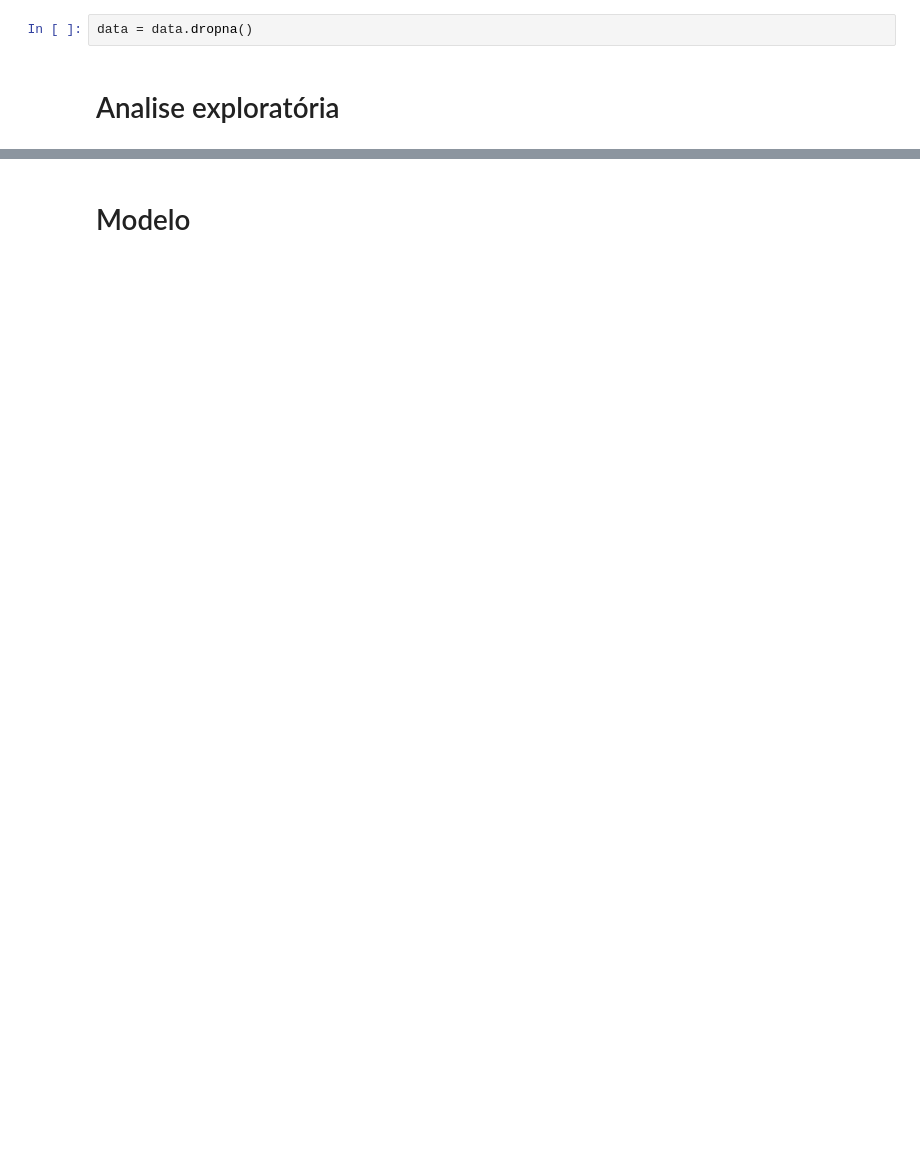
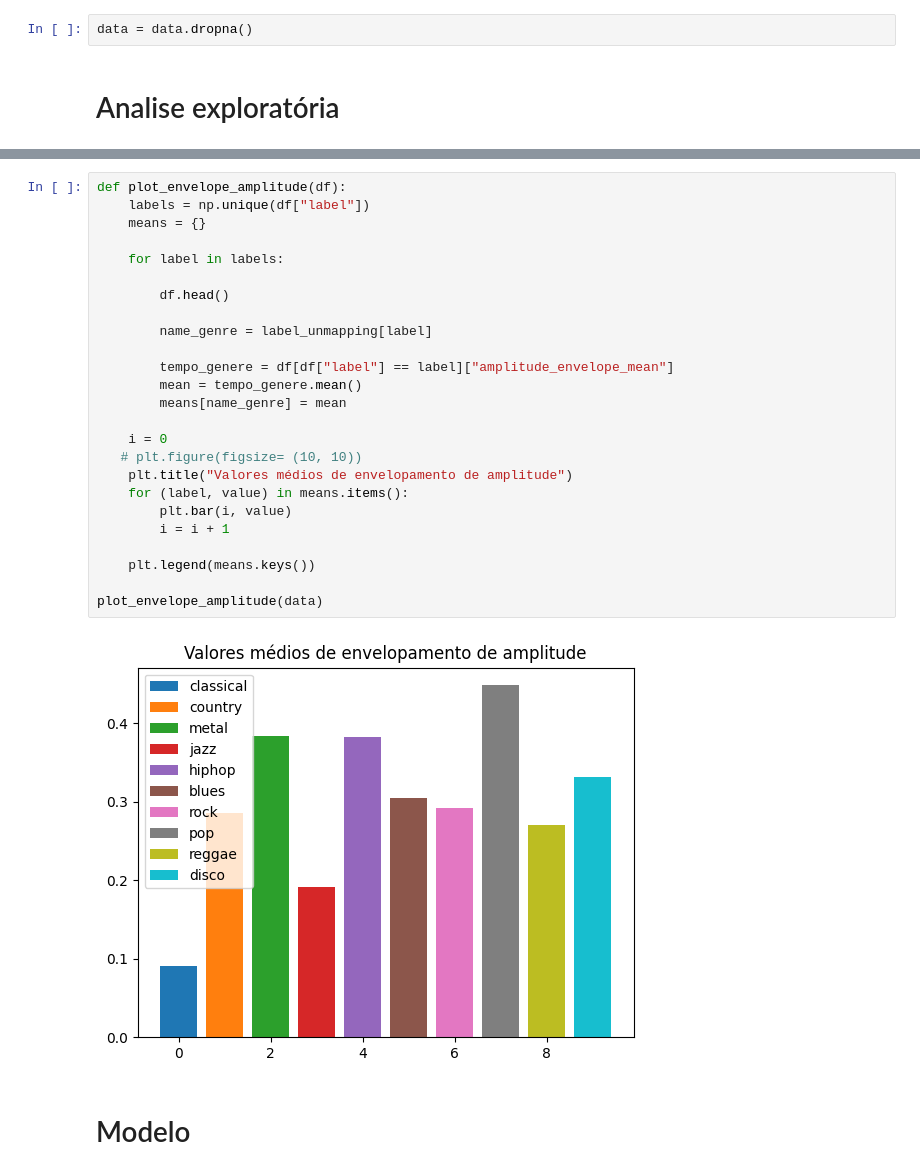
Before and after one commit to Ayrsz/GenreRecognizer, a Jupyter notebook: Model.ipynb, the cells around one changed output, grey strips where cells are left out. Cells and saved outputs as stored; diff of their text form; blank space fills up the shorter version.

```diff
--- a/Model.ipynb
+++ b/Model.ipynb
@@ -160,3 +157,30 @@ plot_tempo(data)
+# %%
+def plot_envelope_amplitude(df):
+    labels = np.unique(df["label"])
+    means = {}
+
+    for label in labels:
+
+        df.head()
+
+        name_genre = label_unmapping[label]
+
+        tempo_genere = df[df["label"] == label]["amplitude_envelope_mean"]
+        mean = tempo_genere.mean()
+        means[name_genre] = mean
+
+    i = 0
+   # plt.figure(figsize= (10, 10))
+    plt.title("Valores médios de envelopamento de amplitude")
+    for (label, value) in means.items():
+        plt.bar(i, value)
+        i = i + 1
+
+    plt.legend(means.keys())
+
+plot_envelope_amplitude(data)
+# %% [output]
+[figure, added]
 # %% [markdown]
 # Modelo
 # %%
```
Also changed, not shown: parts of 12 cells of this notebook, 3 other files.
